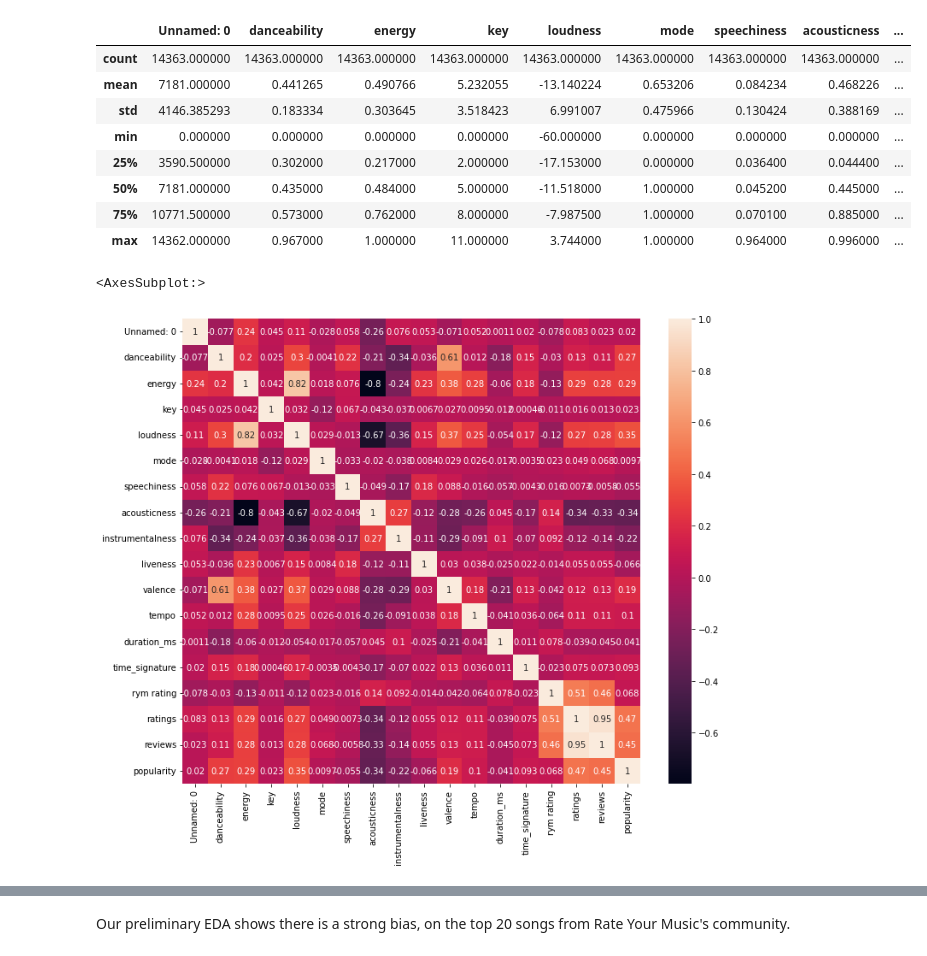
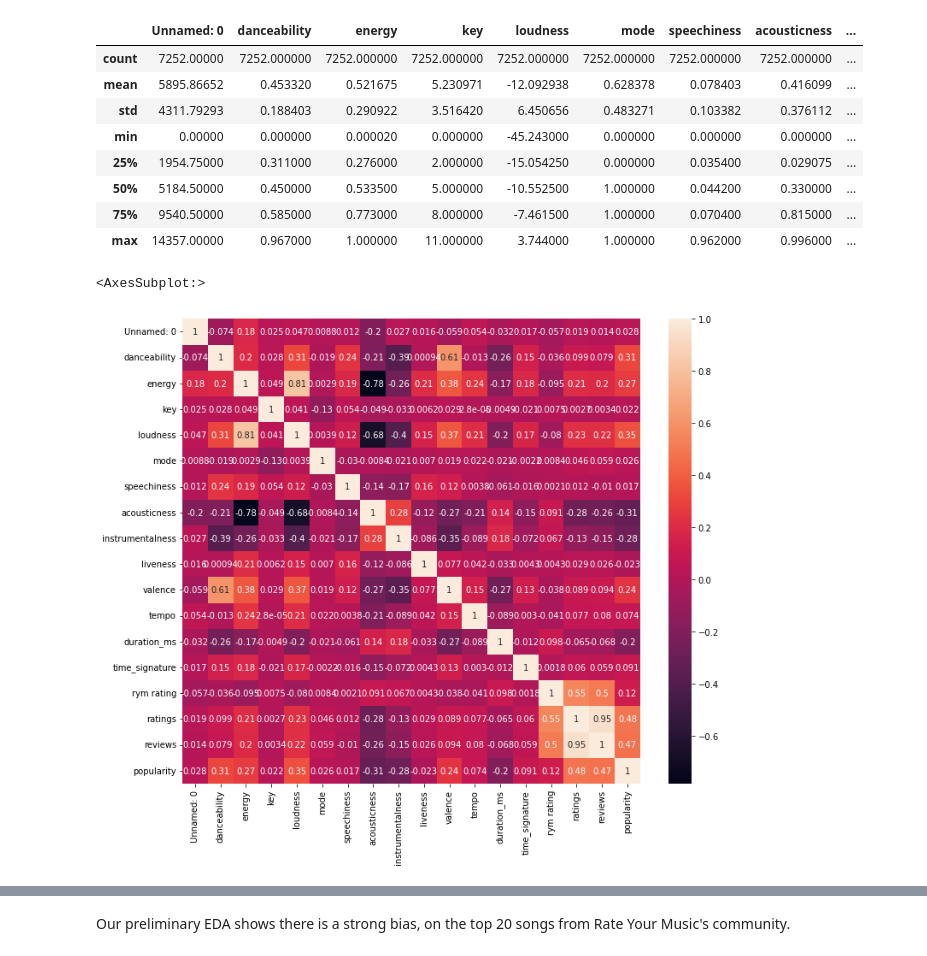
Before and after one commit to stoic-devv/spotify-data-science, a Jupyter notebook: code/eda.ipynb, the cells around one changed output, grey strips where cells are left out. Drawn from its saved outputs; the diff is of its cells as text; code cells hidden in the pictures.

```diff
--- a/code/eda.ipynb
+++ b/code/eda.ipynb
@@ -8,24 +8,24 @@ import seaborn as sns
 import warnings
 warnings.simplefilter(action='ignore', category=FutureWarning)
 # %%
-df = pd.read_csv('../data/merge-data-1.csv', sep='~')
+df = pd.read_csv('../data/final-data.csv', sep='~')
 df.describe()
 # %% [output]
 |  | Unnamed: 0 | danceability | energy | key | loudness | mode | speechiness | acousticness | ... |
-| count | 14363.000000 | 14363.000000 | 14363.000000 | 14363.000000 | 14363.000000 | 14363.000000 | 14363.000000 | 14363.000000 | ... |
-| mean | 7181.000000 | 0.441265 | 0.490766 | 5.232055 | -13.140224 | 0.653206 | 0.084234 | 0.468226 | ... |
-| std | 4146.385293 | 0.183334 | 0.303645 | 3.518423 | 6.991007 | 0.475966 | 0.130424 | 0.388169 | ... |
-| min | 0.000000 | 0.000000 | 0.000000 | 0.000000 | -60.000000 | 0.000000 | 0.000000 | 0.000000 | ... |
-| 25% | 3590.500000 | 0.302000 | 0.217000 | 2.000000 | -17.153000 | 0.000000 | 0.036400 | 0.044400 | ... |
-| 50% | 7181.000000 | 0.435000 | 0.484000 | 5.000000 | -11.518000 | 1.000000 | 0.045200 | 0.445000 | ... |
-| 75% | 10771.500000 | 0.573000 | 0.762000 | 8.000000 | -7.987500 | 1.000000 | 0.070100 | 0.885000 | ... |
-| max | 14362.000000 | 0.967000 | 1.000000 | 11.000000 | 3.744000 | 1.000000 | 0.964000 | 0.996000 | ... |
+| count | 7252.00000 | 7252.000000 | 7252.000000 | 7252.000000 | 7252.000000 | 7252.000000 | 7252.000000 | 7252.000000 | ... |
+| mean | 5895.86652 | 0.453320 | 0.521675 | 5.230971 | -12.092938 | 0.628378 | 0.078403 | 0.416099 | ... |
+| std | 4311.79293 | 0.188403 | 0.290922 | 3.516420 | 6.450656 | 0.483271 | 0.103382 | 0.376112 | ... |
+| min | 0.00000 | 0.000000 | 0.000020 | 0.000000 | -45.243000 | 0.000000 | 0.000000 | 0.000000 | ... |
+| 25% | 1954.75000 | 0.311000 | 0.276000 | 2.000000 | -15.054250 | 0.000000 | 0.035400 | 0.029075 | ... |
+| 50% | 5184.50000 | 0.450000 | 0.533500 | 5.000000 | -10.552500 | 1.000000 | 0.044200 | 0.330000 | ... |
+| 75% | 9540.50000 | 0.585000 | 0.773000 | 8.000000 | -7.461500 | 1.000000 | 0.070400 | 0.815000 | ... |
+| max | 14357.00000 | 0.967000 | 1.000000 | 11.000000 | 3.744000 | 1.000000 | 0.962000 | 0.996000 | ... |
 # %%
 plt.figure(figsize=(12,10))
 sns.heatmap(df.corr(),annot=True)
 # %% [output]
 <AxesSubplot:>
-[figure, old version]
+[figure, new version]
 # %%
 main_genre = {}
 c = 0
```
Also changed, not shown: parts of 4 cells of this notebook.
